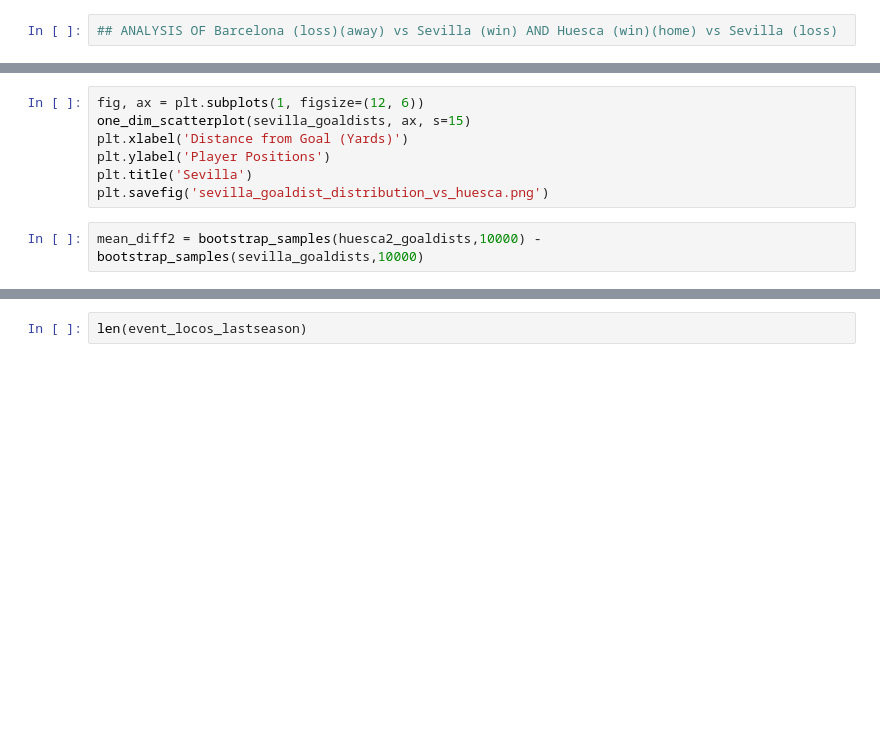
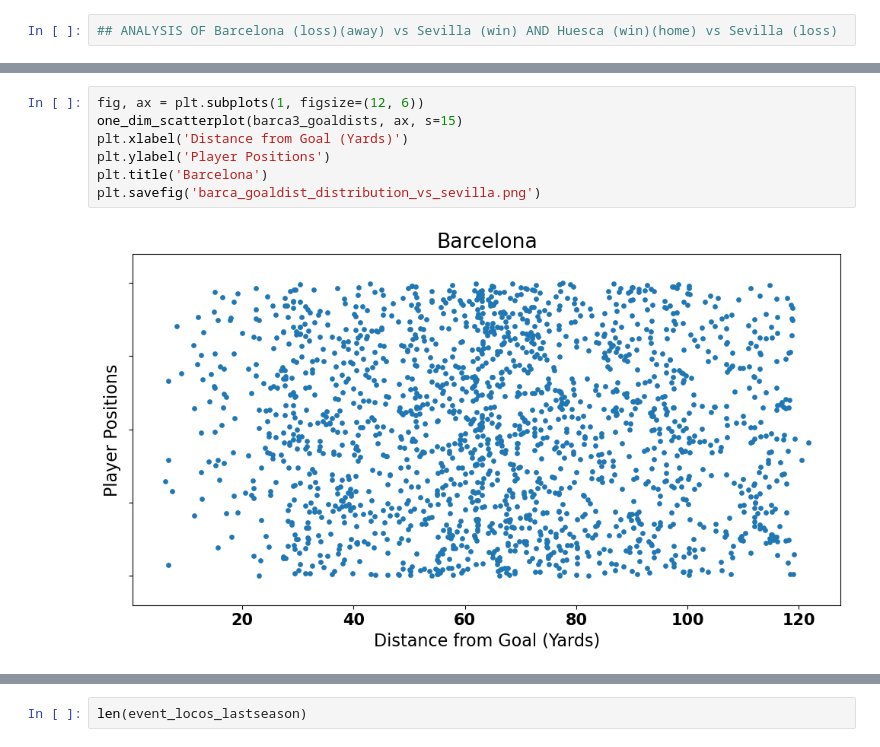
Before and after one commit to hashim-albattah/capstone1, a Jupyter notebook: src/soccer_data_exploration.ipynb, the cells around one changed output, grey strips where cells are left out. Saved outputs shown, nothing was run; the diff lists cells and outputs as text; blank space fills up the shorter version.

```diff
--- a/src/soccer_data_exploration.ipynb
+++ b/src/soccer_data_exploration.ipynb
@@ -697,11 +683,11 @@ plt.savefig('huesca_goaldist_distribution_vs_sevilla.png')
 # %%
 fig, ax = plt.subplots(1, figsize=(12, 6))
-one_dim_scatterplot(sevilla_goaldists, ax, s=15)
+one_dim_scatterplot(barca3_goaldists, ax, s=15)
 plt.xlabel('Distance from Goal (Yards)')
 plt.ylabel('Player Positions')
-plt.title('Sevilla')
-plt.savefig('sevilla_goaldist_distribution_vs_huesca.png')
+plt.title('Barcelona')
+plt.savefig('barca_goaldist_distribution_vs_sevilla.png')
+# %% [output]
+[figure, added]
-# %%
-mean_diff2 = bootstrap_samples(huesca2_goaldists,10000) - bootstrap_samples(sevilla_goaldists,10000)
 # %%
 fig, ax = plt.subplots(1, figsize=(10, 6))
```
Also changed, not shown: parts of 20 cells of this notebook, 12 other files.
